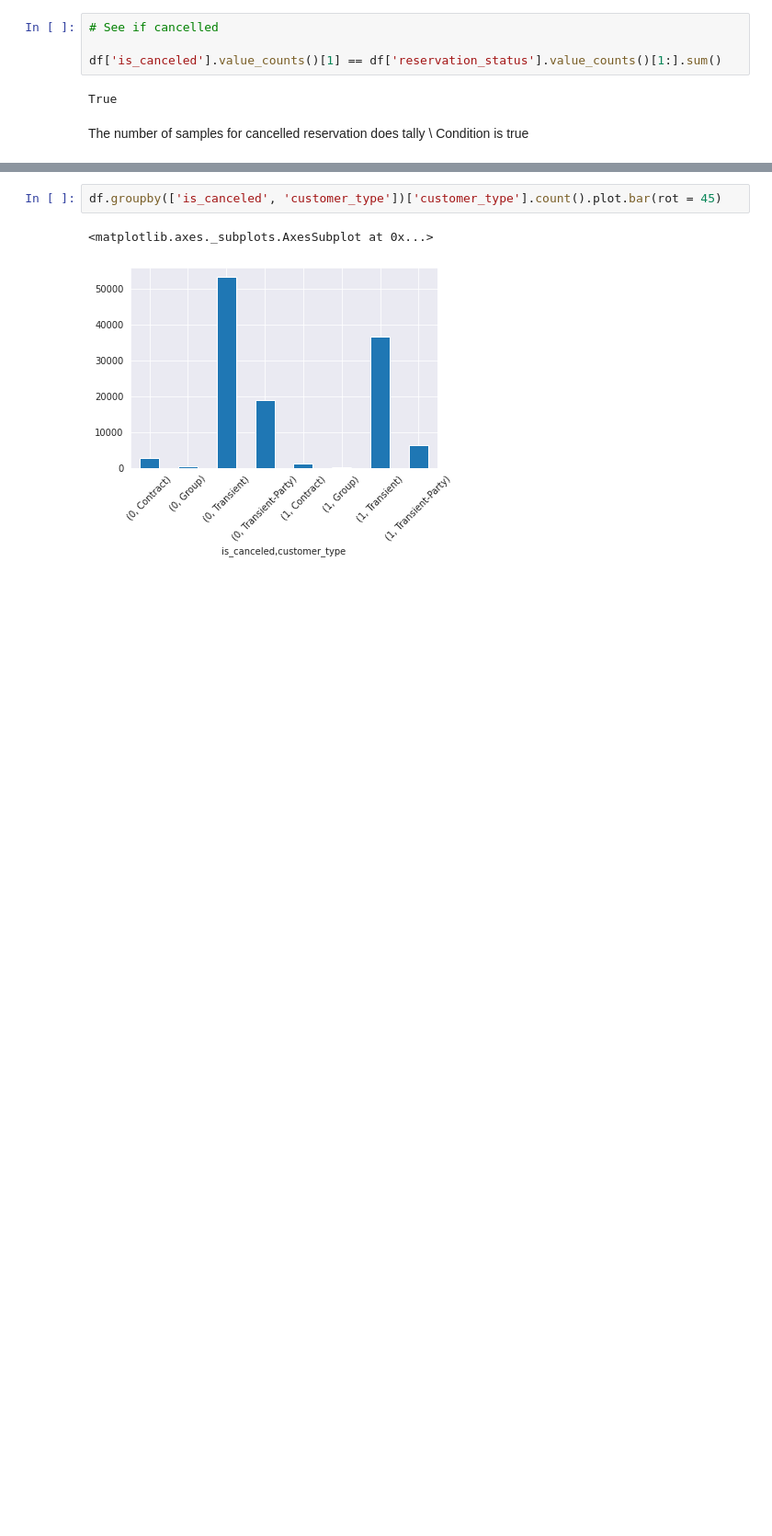
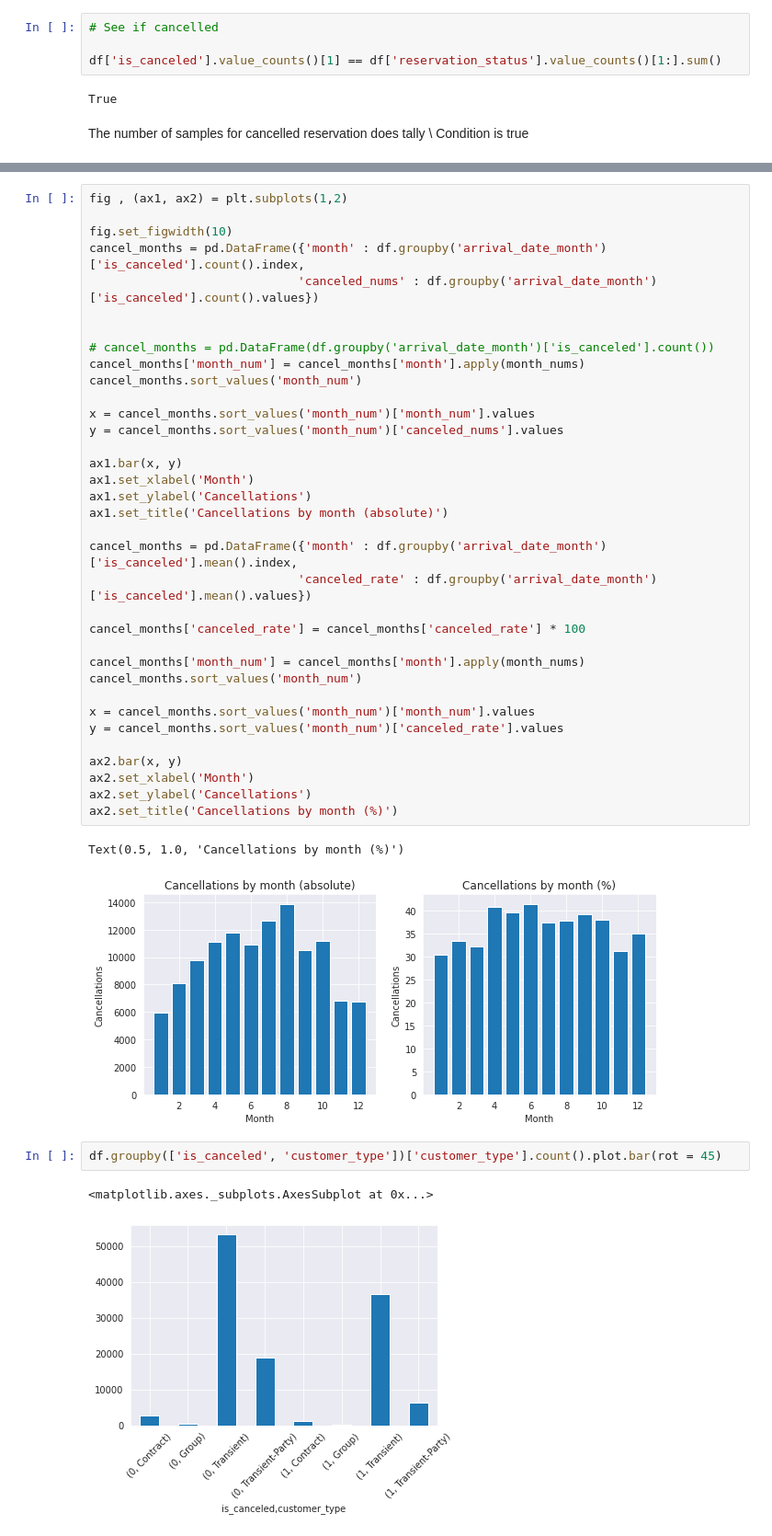
Before and after one commit to suchirmm/hotel-booking, a Jupyter notebook: hotel_booking_analysis.ipynb, the cells around one changed output, grey strips where cells are left out. Shown at 92% size. Saved outputs shown, nothing was run; the diff lists cells and outputs as text; blank space fills up the shorter version.

```diff
--- a/hotel_booking_analysis.ipynb
+++ b/hotel_booking_analysis.ipynb
@@ -348,3 +318,41 @@ Text(0.5, 1.0, 'Cancellations by month')
+# %%
+fig , (ax1, ax2) = plt.subplots(1,2)
+
+fig.set_figwidth(10)
+cancel_months = pd.DataFrame({'month' : df.groupby('arrival_date_month')['is_canceled'].count().index,
+                             'canceled_nums' : df.groupby('arrival_date_month')['is_canceled'].count().values})
+
+
+# cancel_months = pd.DataFrame(df.groupby('arrival_date_month')['is_canceled'].count())
+cancel_months['month_num'] = cancel_months['month'].apply(month_nums)
+cancel_months.sort_values('month_num')
+
+x = cancel_months.sort_values('month_num')['month_num'].values
+y = cancel_months.sort_values('month_num')['canceled_nums'].values
+
+ax1.bar(x, y)
+ax1.set_xlabel('Month')
+ax1.set_ylabel('Cancellations')
+ax1.set_title('Cancellations by month (absolute)')
+
+cancel_months = pd.DataFrame({'month' : df.groupby('arrival_date_month')['is_canceled'].mean().index,
+                             'canceled_rate' : df.groupby('arrival_date_month')['is_canceled'].mean().values})
+
+cancel_months['canceled_rate'] = cancel_months['canceled_rate'] * 100
+
+cancel_months['month_num'] = cancel_months['month'].apply(month_nums)
+cancel_months.sort_values('month_num')
+
+x = cancel_months.sort_values('month_num')['month_num'].values
+y = cancel_months.sort_values('month_num')['canceled_rate'].values
+
+ax2.bar(x, y)
+ax2.set_xlabel('Month')
+ax2.set_ylabel('Cancellations')
+ax2.set_title('Cancellations by month (%)')
+# %% [output]
+Text(0.5, 1.0, 'Cancellations by month (%)')
+[figure, added]
 # %%
 df.groupby(['is_canceled', 'customer_type'])['customer_type'].count().plot.bar(rot = 45)
 # %% [output]
```
Also changed, not shown: parts of 13 cells of this notebook.
